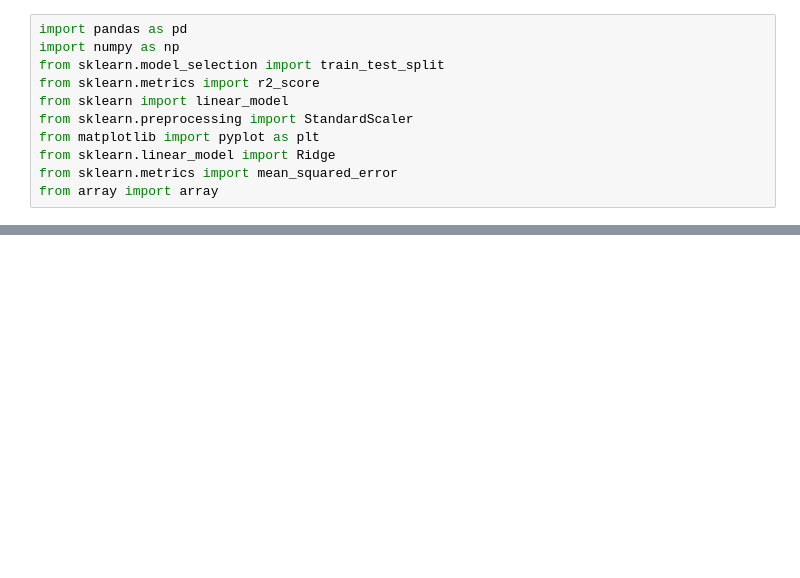
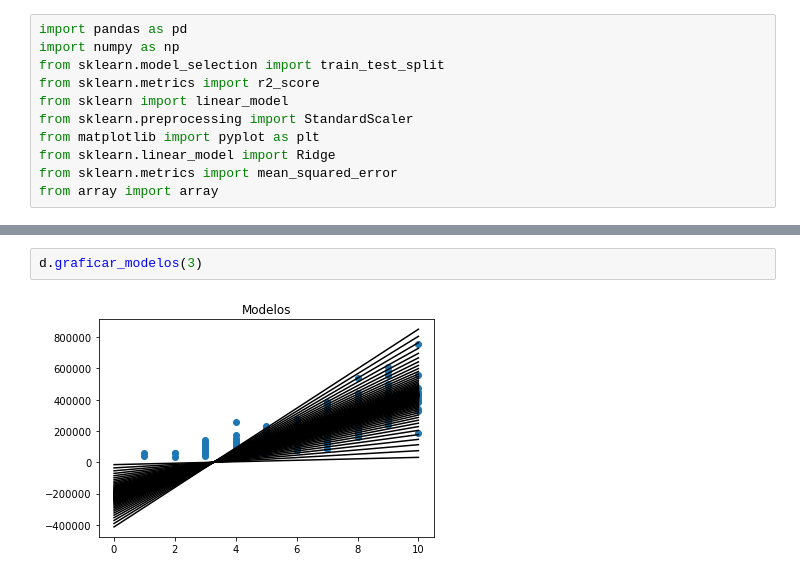
Before and after one commit to yalicar/proyecto_ADP, a Jupyter notebook: Class_Regresion.ipynb, the cells around one changed output, grey strips where cells are left out. Saved outputs shown, nothing was run; the diff lists cells and outputs as text; blank space fills up the shorter version.

```diff
--- a/Class_Regresion.ipynb
+++ b/Class_Regresion.ipynb
@@ -167,0 +134,4 @@ del rl
+# %%
+d.graficar_modelos(3)
+# %% [output]
+[figure, added]
```
Also changed, not shown: parts of 20 cells of this notebook, 43 other files.
